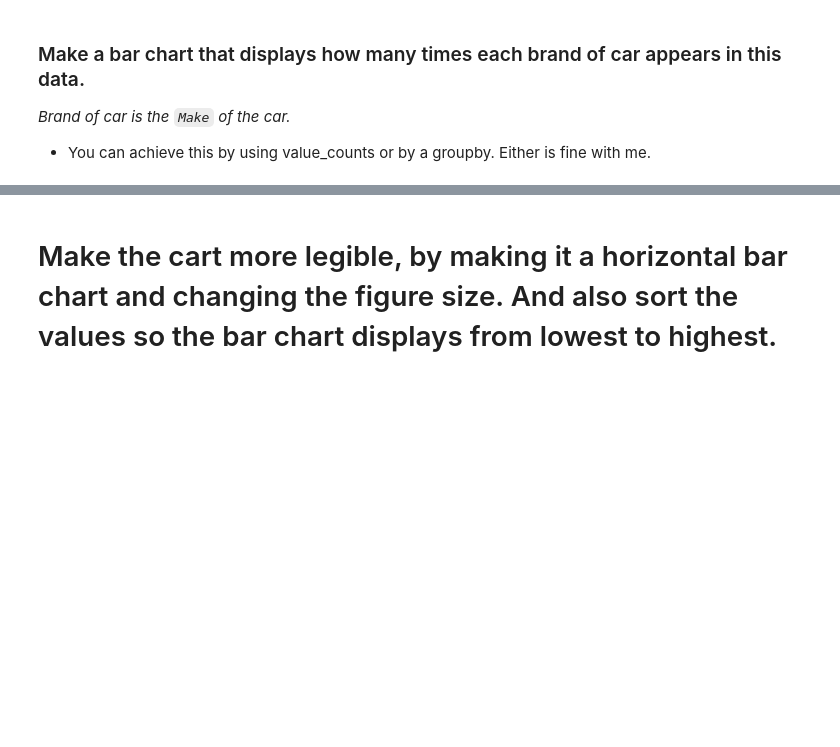
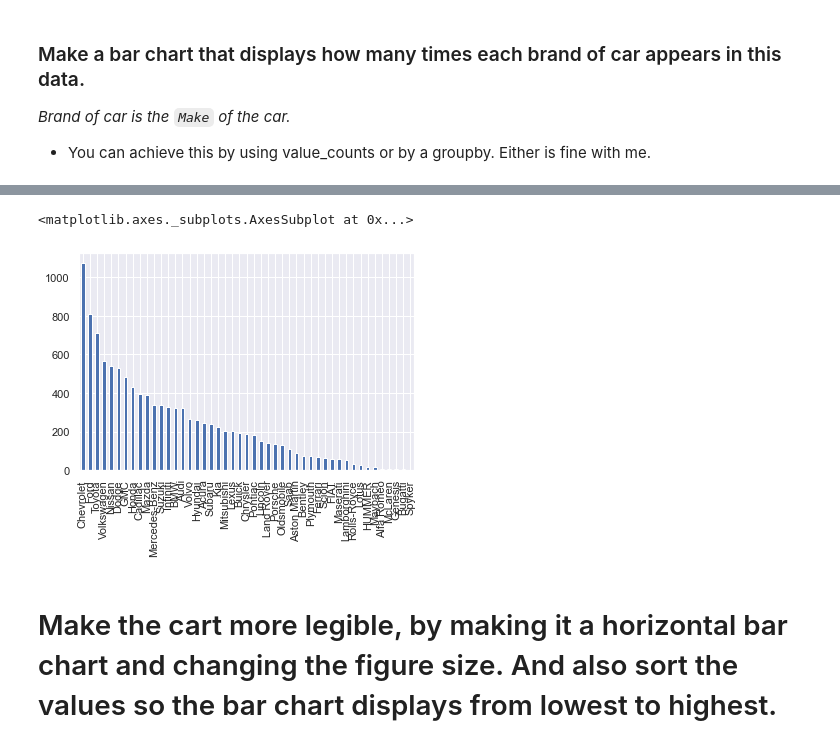
Before and after one commit to aleksgeorgi/2022-fall-data-science, a Jupyter notebook: Week-02-EDA/Exercise-EDA.ipynb, the cells around one changed output, grey strips where cells are left out. Drawn from its saved outputs; the diff is of its cells as text; code cells hidden in the pictures; blank space fills up the shorter version.

```diff
--- a/Week-02-EDA/Exercise-EDA.ipynb
+++ b/Week-02-EDA/Exercise-EDA.ipynb
@@ -31,0 +28,4 @@ df.head()
+# %%
+df = pd.read_csv('data/cars.csv')
+print(df.shape)
+df.head(5)
@@ -42,5 +66,7 @@ df.head()
 # %%
 #  2. Modify our df to have all duplicate rows removed.
 
-print(df.shape)
+print("Before removal: " + str(df.shape))
+df = df.drop_duplicates()
+print("After removal: " + str(df.shape))
 # %% [output]
@@ -60,4 +113,6 @@ print(df.shape)
 # %%
 # * Remove any row that has a null value in it.
+
+df = df.dropna()
 # %%
 # * Do a sanity check and pring how long our dataframe is now that we have removed our null values.
@@ -68,5 +142,10 @@ _Brand of car is the `Make` of the car._
 # %%
 # Make a bar chart that displays how many times each brand of car appears in this data.
+
+df['Make'].value_counts().plot(kind='bar')
+# %% [output]
+<matplotlib.axes._subplots.AxesSubplot at 0x...>
+[figure, added]
 # %% [markdown]
 # Make the cart more legible, by making it a horizontal bar chart and changing the figure size.  And also sort the values so the bar chart displays from lowest to highest.
 # %%
```
Also changed, not shown: parts of 40 cells of this notebook.
